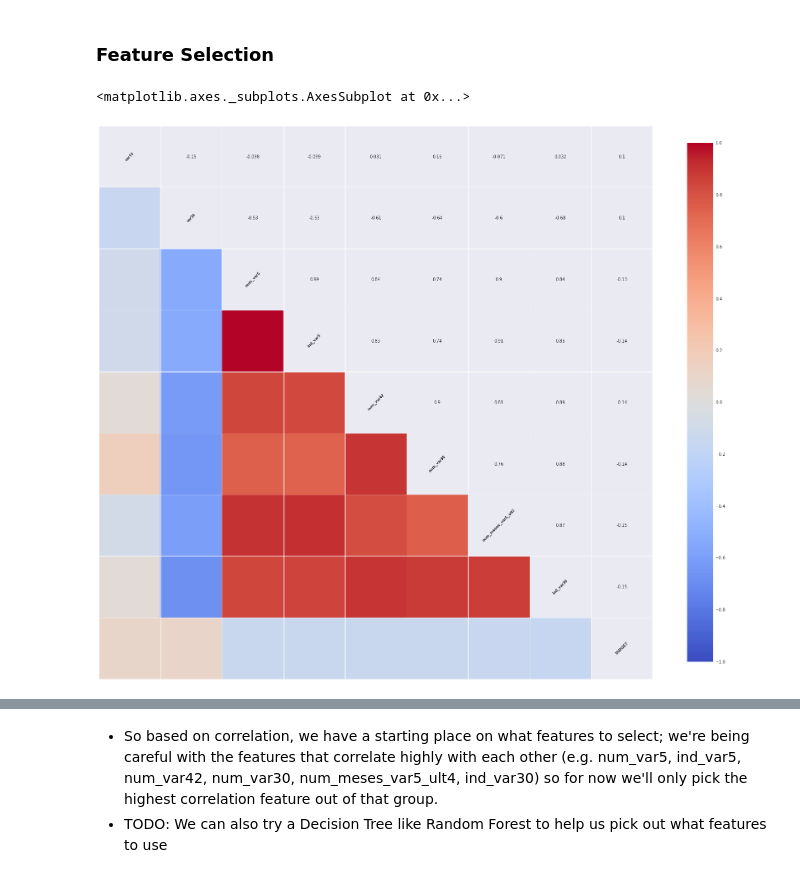
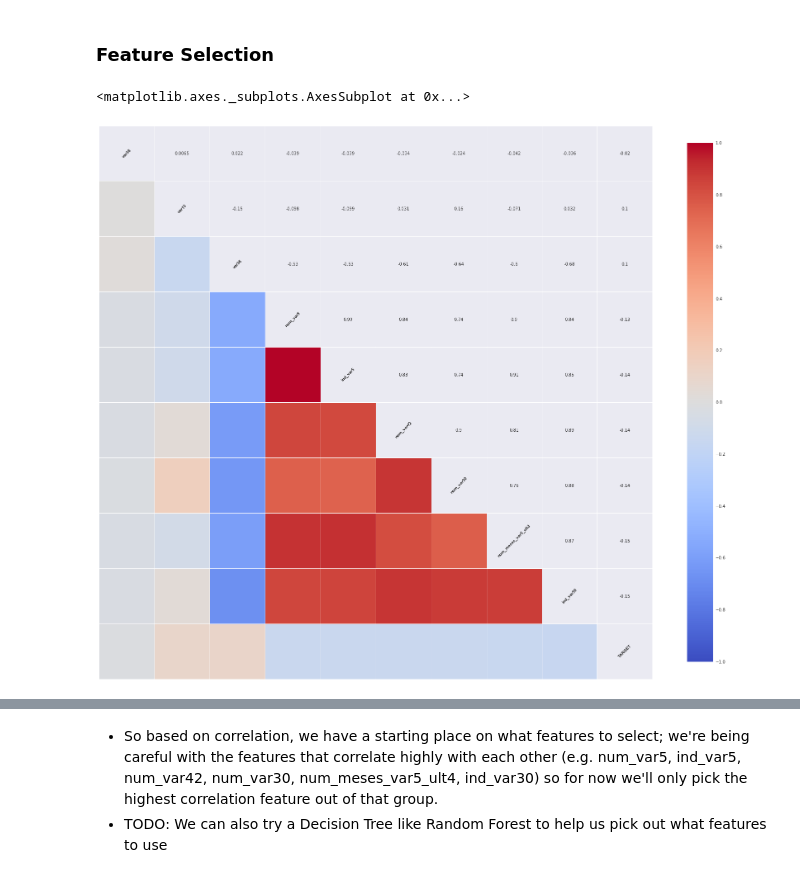
Before and after one commit to WilliamQLiu/data-analysis-examples, a Jupyter notebook: Kaggle/santander/Santander.ipynb, the cells around one changed output, grey strips where cells are left out. Cells and saved outputs as stored; diff of their text form; code cells hidden in the pictures.

```diff
--- a/Kaggle/santander/Santander.ipynb
+++ b/Kaggle/santander/Santander.ipynb
@@ -265,23 +267,23 @@ dtype: float64
 # %%
 # Based on correlation, these might be a good place to try; these all look pretty close. Which one should we use?
 #var15                            1.01e-01
 #var36                            1.03e-01
 #num_var5                         1.34e-01
 #ind_var5                         1.35e-01
 #num_var42                        1.36e-01
 #num_var30                        1.38e-01
 #num_meses_var5_ult3              1.48e-01
 #ind_var30                        1.50e-01
 
 # I'm not a big fan of matplotlib so will plot with seaborn
-df_high_corr = df_train[['var15', 'var36', 'num_var5', 'ind_var5', 'num_var42', 'num_var30', 'num_meses_var5_ult3', 'ind_var30', 'TARGET']]
+df_high_corr = df_train[['var38', 'var15', 'var36', 'num_var5', 'ind_var5', 'num_var42', 'num_var30', 'num_meses_var5_ult3', 'ind_var30', 'TARGET']]
 
 import seaborn as sns  # if you don't see seaborn and you're using Anaconda, in terminal do: conda install seaborn
 sns.set_context(rc={"figure.figsize": (30,30)})  # set size
 sns.corrplot(df_high_corr, sig_stars=True, cbar=True, method='pearson')  # pearson, kendall, spearman
 # %% [output]
 <matplotlib.axes._subplots.AxesSubplot at 0x...>
-[figure, old version]
+[figure, new version]
 # %%
 # Feature Selection
 # I'll pick these features for now - later we can try a Random Forest to help determine what is the best features to use
```
Also changed, not shown: parts of 15 cells of this notebook.
